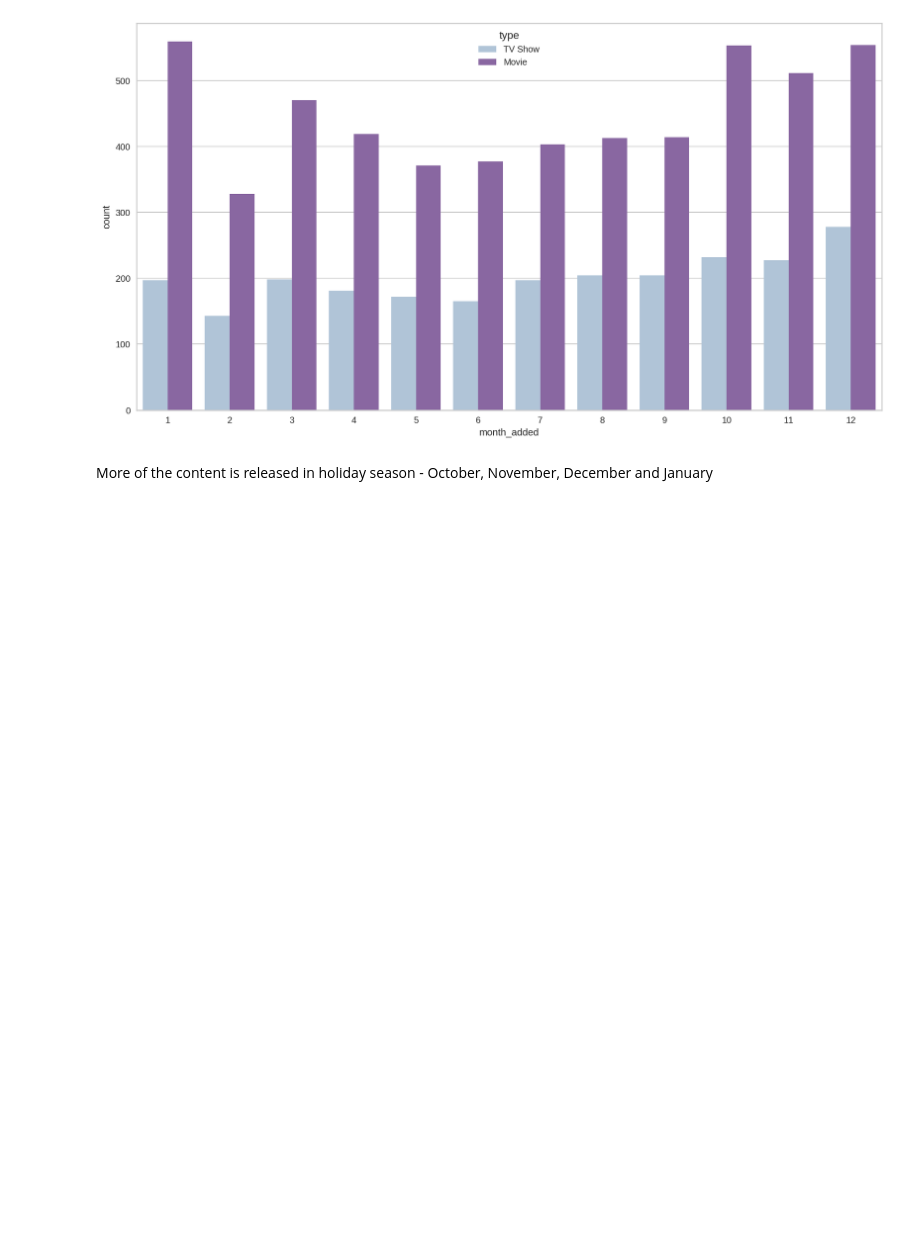
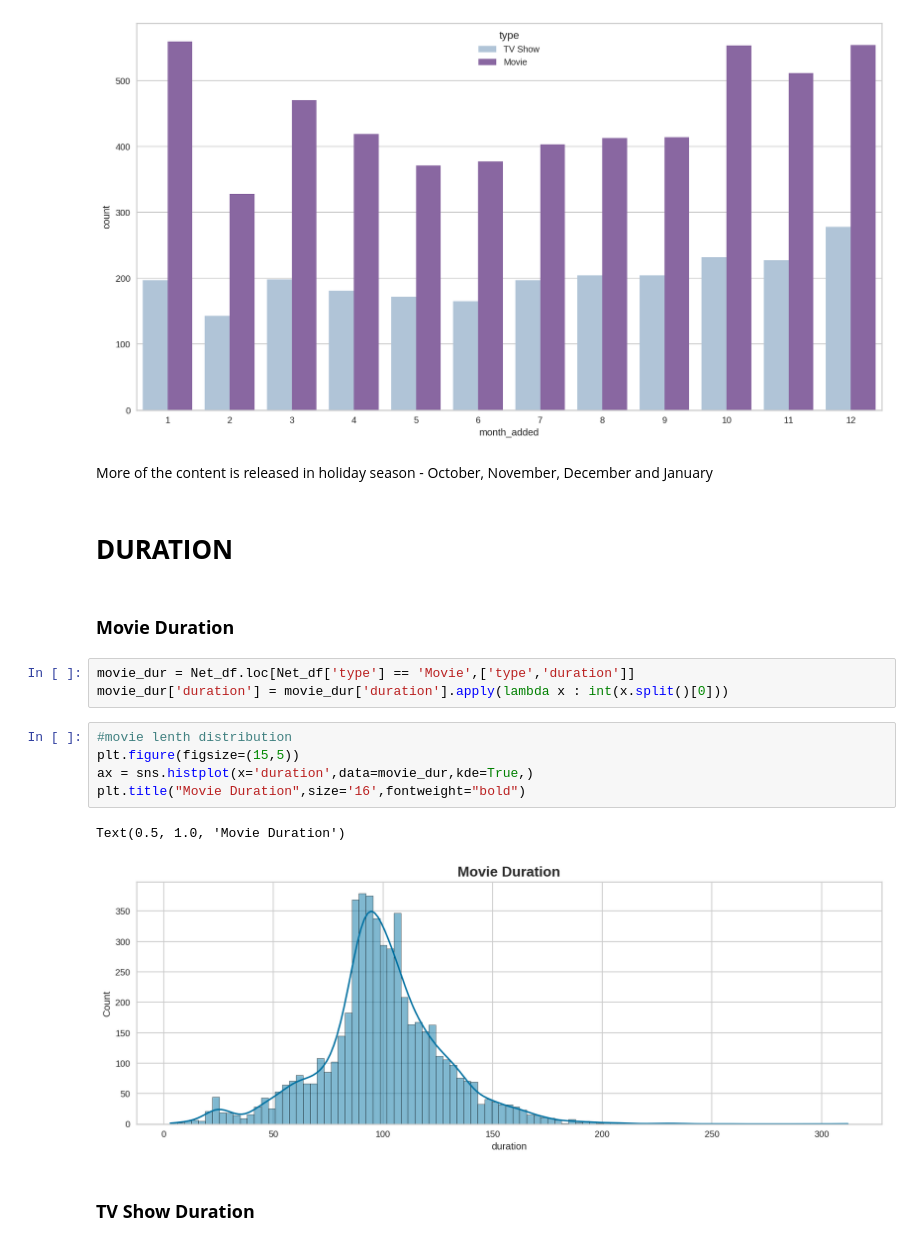
Before and after one commit to Harshjyot-Singh-Chawla/-Netflix-Movies-and-TV-shows-Clustering-, a Jupyter notebook: Copy_of_NETFLIX_MOVIES_AND_TV_SHOWS_CLUSTERING.ipynb, the cells around one changed output. Cells and saved outputs as stored; diff of their text form; blank space fills up the shorter version.

```diff
--- a/Copy_of_NETFLIX_MOVIES_AND_TV_SHOWS_CLUSTERING.ipynb
+++ b/Copy_of_NETFLIX_MOVIES_AND_TV_SHOWS_CLUSTERING.ipynb
@@ -494,3 +494,20 @@ sns.countplot(x=Net_df['month_added'],palette="BuPu",hue=Net_df['type'])
 [figure]
 # %% [markdown]
 More of the content is released in holiday season - October, November, December and January
+# %% [markdown]
+# **DURATION**
+# %% [markdown]
+### **Movie Duration**
+# %%
+movie_dur = Net_df.loc[Net_df['type'] == 'Movie',['type','duration']]
+movie_dur['duration'] = movie_dur['duration'].apply(lambda x : int(x.split()[0]))
+# %%
+#movie lenth distribution
+plt.figure(figsize=(15,5))
+ax = sns.histplot(x='duration',data=movie_dur,kde=True,)
+plt.title("Movie Duration",size='16',fontweight="bold")
+# %% [output]
+Text(0.5, 1.0, 'Movie Duration')
+[figure, added]
+# %% [markdown]
+### **TV Show Duration**
```
Also changed, not shown: parts of 16 cells of this notebook.
